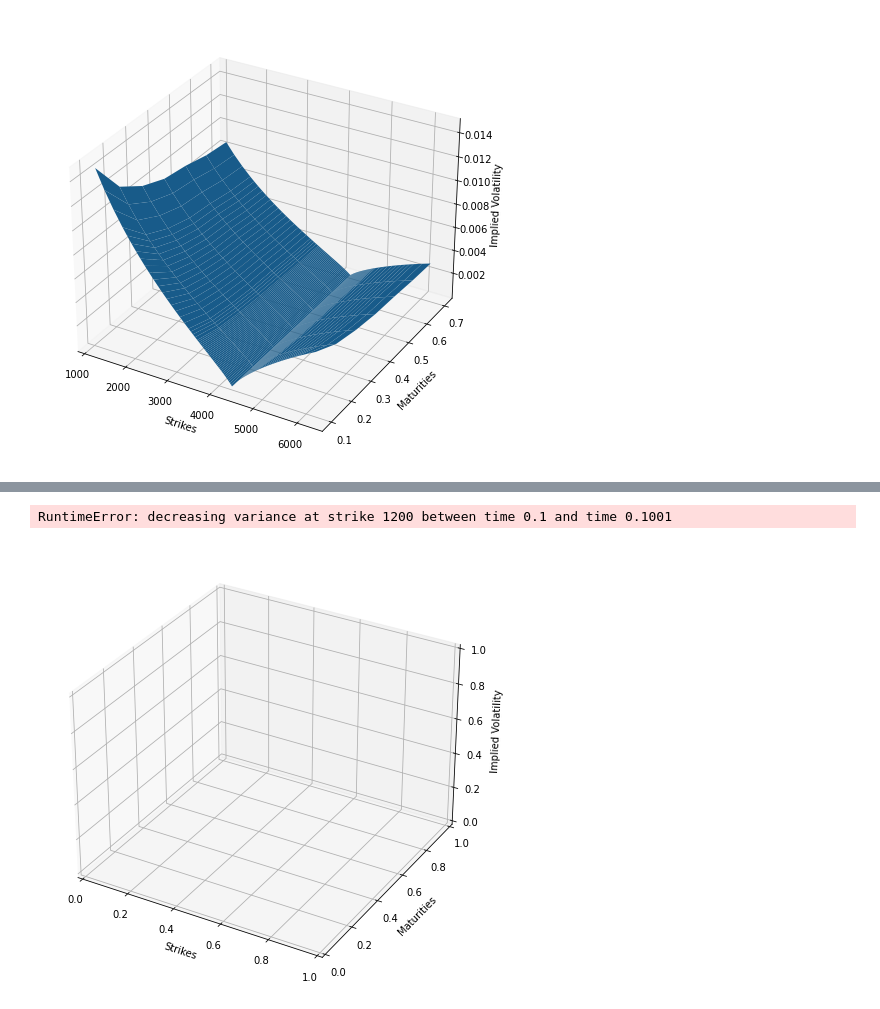
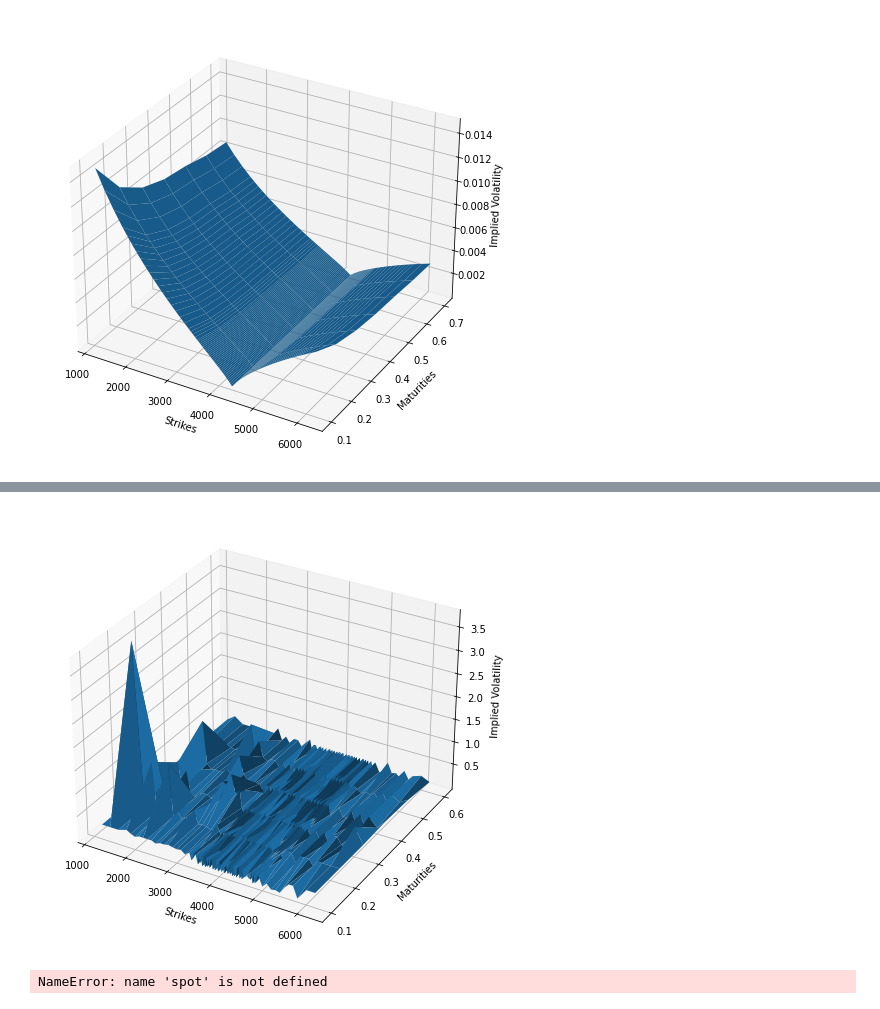
Before and after one commit to lucasomigli/SABR-volatility-models, a Jupyter notebook: ql_model.ipynb, the cells around one changed output, grey strips where cells are left out. Cells and saved outputs as stored; diff of their text form; code cells hidden in the pictures.

Commit message:
fixed SABR calibration parameters

```diff
--- a/ql_model.ipynb
+++ b/ql_model.ipynb
@@ -293,21 +263,20 @@ plt.plot(method3["e"])
 # %%
 #DUPIRE LOCAL VOLATILITY SURFACE (NOT PLOTTABLE)
 
 spot_quote = ql.QuoteHandle(ql.SimpleQuote(current_price))
 
 rate = 0.0
 riskFreeCurve = ql.FlatForward(today, rate, ql.Actual365Fixed())
 flat_ts = ql.YieldTermStructureHandle(riskFreeCurve)
 dividend_ts = ql.YieldTermStructureHandle(riskFreeCurve)
 
 
 black_var_surface .setInterpolation("bicubic")
 local_vol_handle = ql.BlackVolTermStructureHandle(black_var_surface)
-local_vol_surface = ql.LocalVolSurface(local_vol_handle, flat_ts, dividend_ts, spot_quote)
+local_vol_surface = ql.NoExceptLocalVolSurface(local_vol_handle, flat_ts, dividend_ts, spot_quote, .25)
 
 # Plot the Dupire surface ...
-local_vol.enableExtrapolation()
-plot_vol_surface(local_vol_surface, plot_years=np.arange(0.1, .8, 0.1), plot_strikes=strikes, funct='localVol')
+local_vol_surface.enableExtrapolation()
+plot_vol_surface(local_vol_surface, plot_years=np.arange(0.1, .657, 0.1), plot_strikes=strikes, funct='localVol')
 # %% [output]
-RuntimeError: decreasing variance at strike 1200 between time 0.1 and time 0.1001
-[figure, old version]
+[figure, new version]
@@ -313,0 +348,35 @@ RuntimeError: decreasing variance at strike 1200 between time 0.1 and time 0.100
+# %%
+#HESTON MODEL CALIBRATION PARAMETRES
+
+from scipy.optimize import differential_evolution
+from scipy.optimize import least_squares
+from scipy.optimize import root
+
+expiration_dates, data, calculation_date = (dates, vols, today)
+
+# Set up the flat risk-free curves
+riskFreeCurve = ql.FlatForward(today, rate, ql.Actual365Fixed())
+flat_ts = ql.YieldTermStructureHandle(riskFreeCurve)
+yield_ts = ql.YieldTermStructureHandle(ql.FlatForward(today, rate, ql.Actual365Fixed()))
+
+dividend_ts = ql.YieldTermStructureHandle(riskFreeCurve)
+
+
+model1, engine1 = setup_model(
+    yield_ts, dividend_ts, current_price,
+    init_condition=(0.2,2,5,1,0.1))
+heston_helpers1, grid_data1 = setup_helpers(
+    engine1, expiration_dates, strikes, data,
+    calculation_date, current_price, yield_ts, dividend_ts
+)
+initial_condition = list(model1.params())
+
+lm = ql.LevenbergMarquardt(1e-8, 1e-8, 1e-8)
+model1.calibrate(heston_helpers1, lm,
+                 ql.EndCriteria(500, 300, 1.0e-8,1.0e-8, 1.0e-8))
+theta, kappa, sigma, rho, v0 = model1.params()
+
+error = calibration_report(heston_helpers1, grid_data1)
+summary.append(["QL LM1", error] + list(model1.params()))
+# %% [output]
+NameError: name 'spot' is not defined
```
Also changed, not shown: parts of 12 cells of this notebook.
